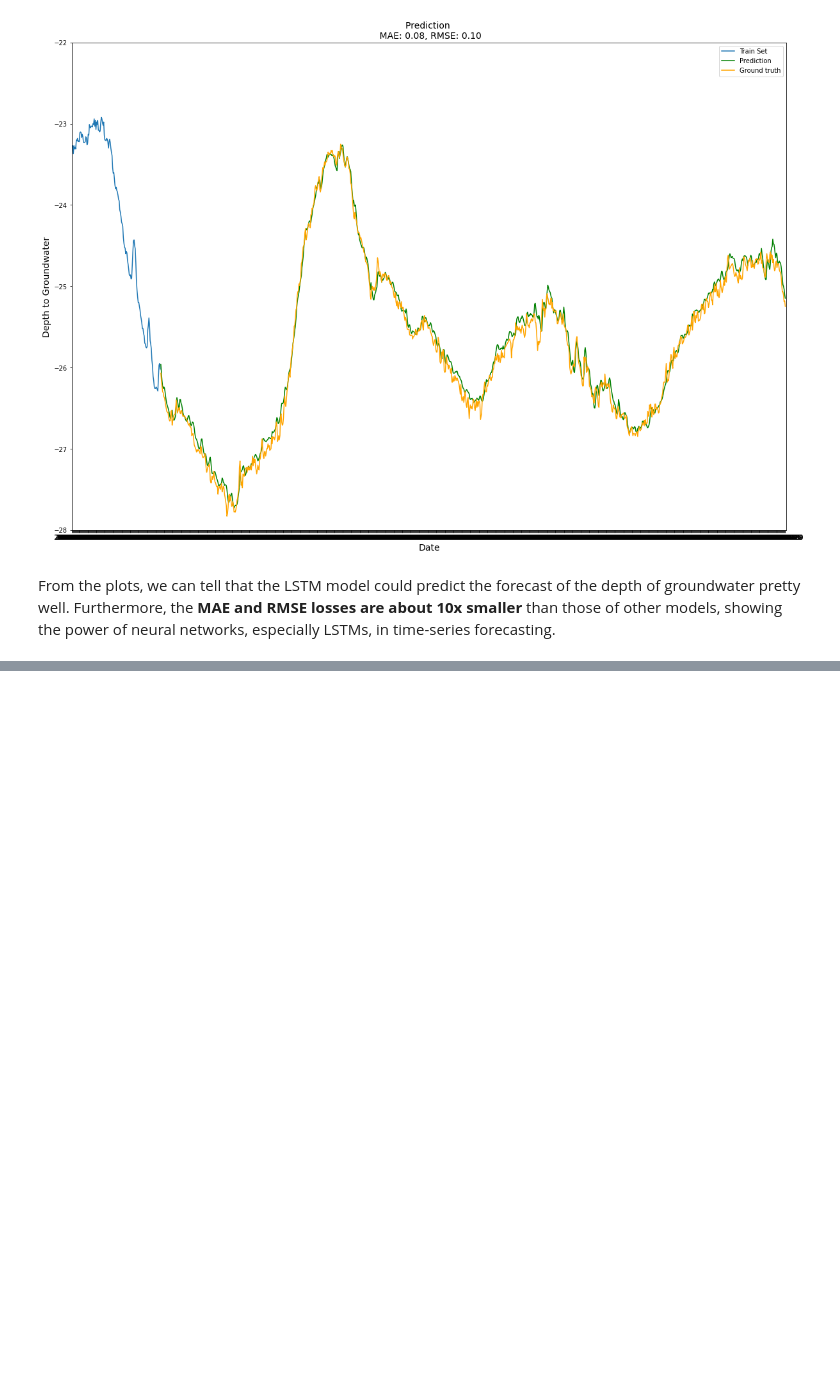
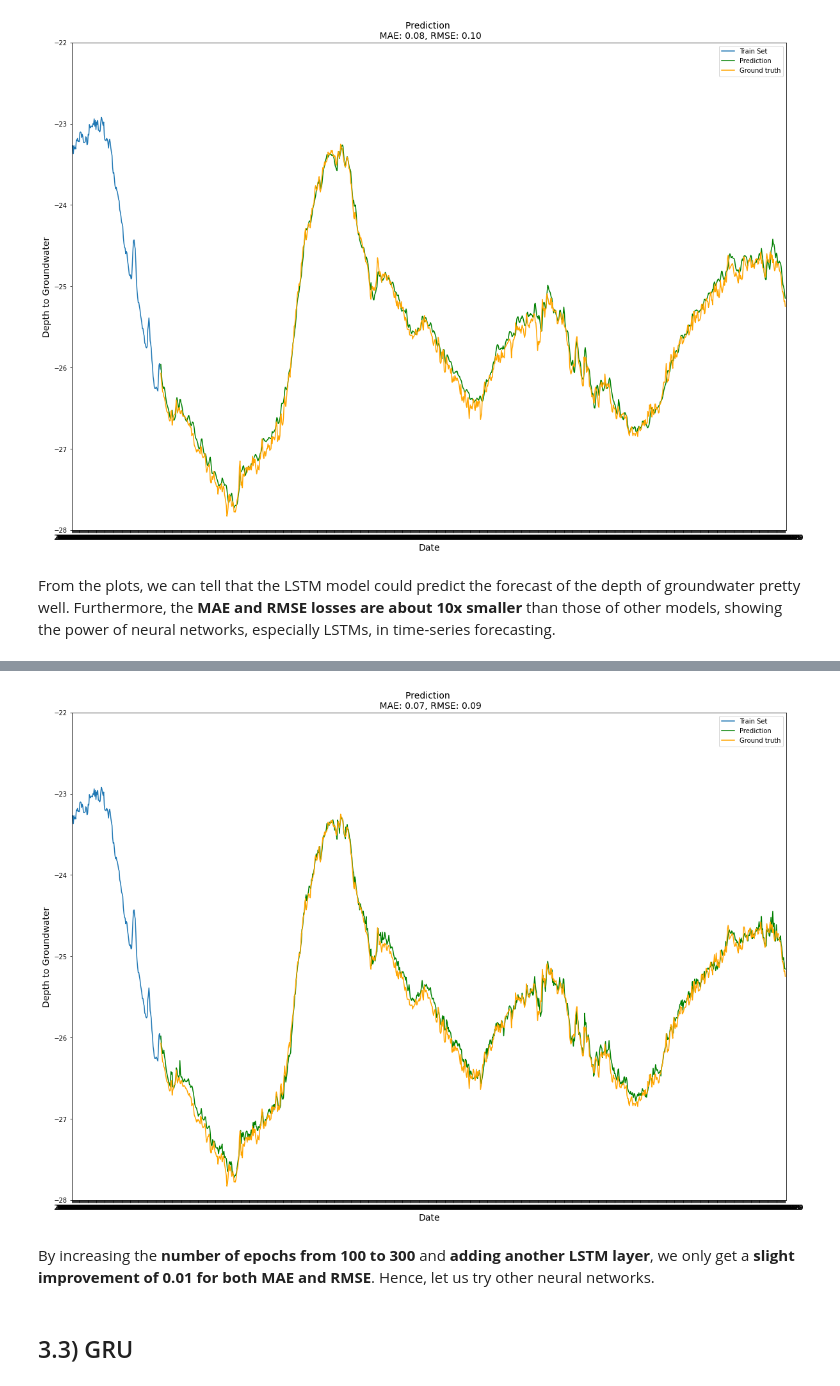
Before and after one commit to bkleck/WaterAnalytics, a Jupyter notebook: machine_learning.ipynb, the cells around one changed output, grey strips where cells are left out. Saved outputs shown, nothing was run; the diff lists cells and outputs as text; code cells hidden in the pictures; blank space fills up the shorter version.

```diff
--- a/machine_learning.ipynb
+++ b/machine_learning.ipynb
@@ -612,0 +711,22 @@ From the plots, we can tell that the LSTM model could predict the forecast of th
+# %%
+# Plot the zoomed-in forecast
+
+f, ax = plt.subplots(1, figsize=(20, 14))
+
+sns.lineplot(x=x_train_ticks, y=y_train, ax=ax, label='Train Set')
+sns.lineplot(x=x_test_ticks, y=predictions[:,0], ax=ax, color='green', label='Prediction')
+sns.lineplot(x=x_test_ticks, y=y_test, ax=ax, color='orange', label='Ground truth')
+
+ax.set_title(f'Prediction \n MAE: {score_mae:.2f}, RMSE: {score_rmse:.2f}', fontsize=14)
+ax.set_xlabel(xlabel='Date', fontsize=14)
+ax.set_ylabel(ylabel='Depth to Groundwater', fontsize=14)
+ax.set_ylim([-28, -22])
+ax.set_xlim([3000, 4200])
+
+plt.show()
+# %% [output]
+[figure, added]
+# %% [markdown]
+By increasing the **number of epochs from 100 to 300** and **adding another LSTM layer**, we only get a **slight improvement of 0.01 for both MAE and RMSE**. Hence, let us try other neural networks.
+# %% [markdown]
+## 3.3) GRU
```
Also changed, not shown: parts of 5 cells of this notebook.
